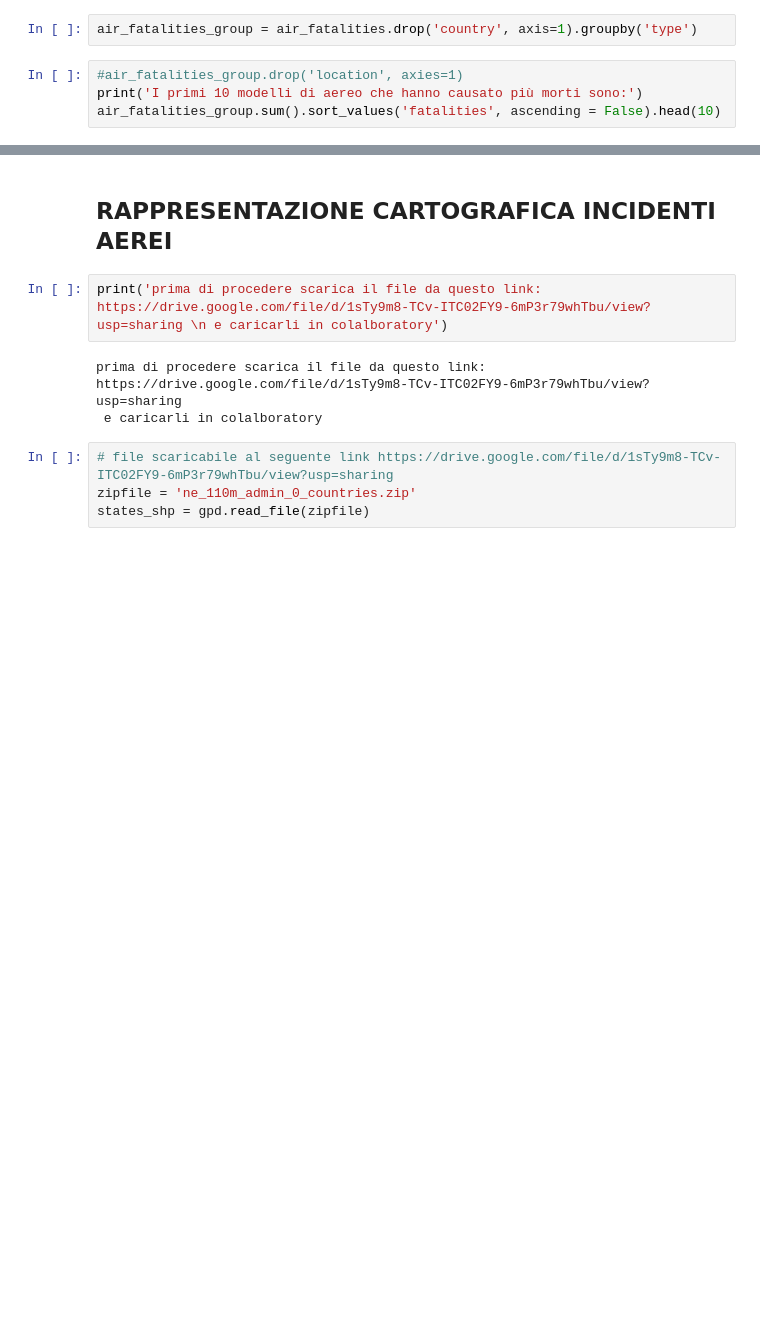
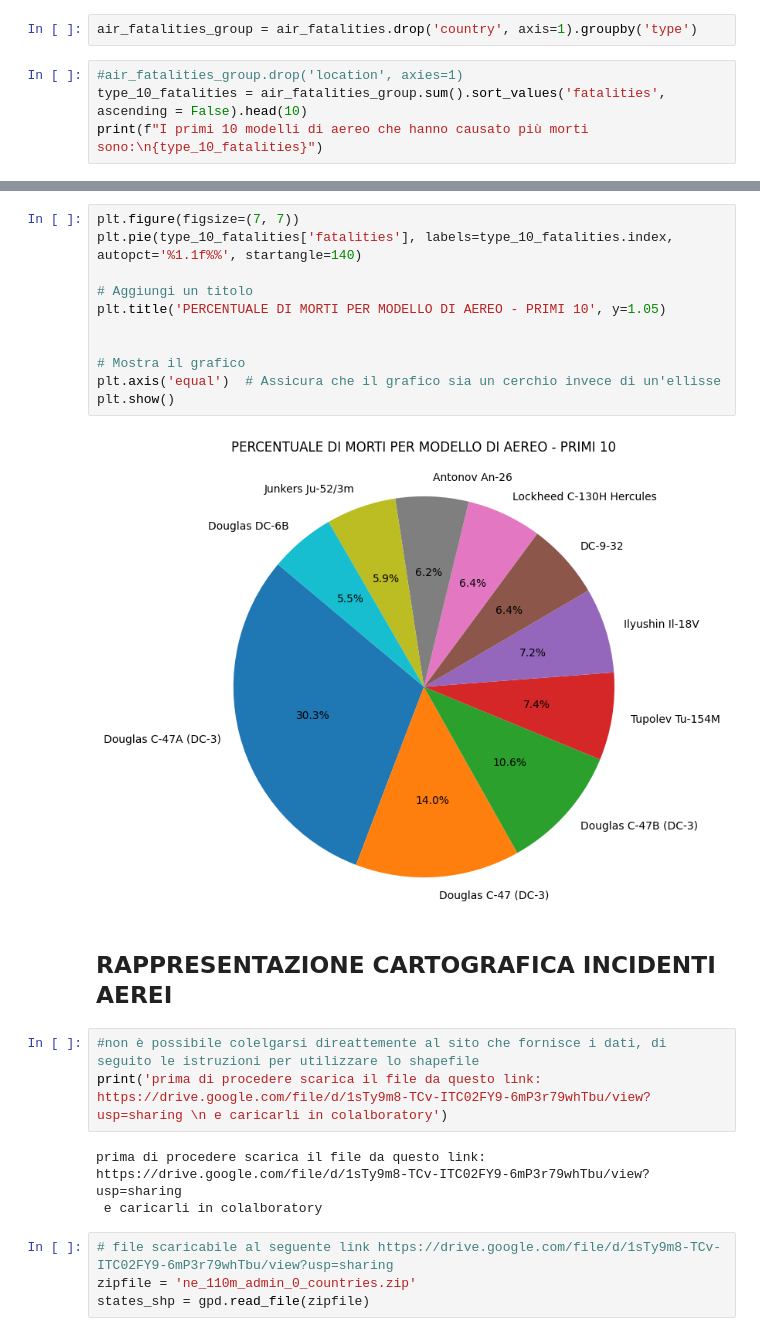
Before and after one commit to EnFiore/Master-AI, a Jupyter notebook: analisi_disastri_aerei.ipynb, the cells around one changed output, grey strips where cells are left out. Drawn from its saved outputs; the diff is of its cells as text; blank space fills up the shorter version.

```diff
--- a/analisi_disastri_aerei.ipynb
+++ b/analisi_disastri_aerei.ipynb
@@ -200,7 +145,7 @@ air_fatalities
 air_fatalities_group = air_fatalities.drop('country', axis=1).groupby('type')
 # %%
 #air_fatalities_group.drop('location', axies=1)
-print('I primi 10 modelli di aereo che hanno causato più morti sono:')
-air_fatalities_group.sum().sort_values('fatalities', ascending = False).head(10)
+type_10_fatalities = air_fatalities_group.sum().sort_values('fatalities', ascending = False).head(10)
+print(f"I primi 10 modelli di aereo che hanno causato più morti sono:\n{type_10_fatalities}")
 # %% [output]
 I primi 10 modelli di aereo che hanno causato più morti sono:
@@ -219,6 +177,20 @@ I primi 10 modelli di aereo che hanno causato più morti sono:
+# %%
+plt.figure(figsize=(7, 7))
+plt.pie(type_10_fatalities['fatalities'], labels=type_10_fatalities.index, autopct='%1.1f%%', startangle=140)
+
+# Aggiungi un titolo
+plt.title('PERCENTUALE DI MORTI PER MODELLO DI AEREO - PRIMI 10', y=1.05)
+
+
+# Mostra il grafico
+plt.axis('equal')  # Assicura che il grafico sia un cerchio invece di un'ellisse
+plt.show()
+# %% [output]
+[figure, added]
 # %% [markdown]
 ## RAPPRESENTAZIONE CARTOGRAFICA INCIDENTI AEREI
 # %%
+#non è possibile colelgarsi direattemente al sito che fornisce i dati, di seguito le istruzioni per utilizzare lo shapefile
 print('prima di procedere scarica il file da questo link: https://drive.google.com/file/d/1sTy9m8-TCv-ITC02FY9-6mP3r79whTbu/view?usp=sharing \n e caricarli in colalboratory')
 # %% [output]
 prima di procedere scarica il file da questo link: https://drive.google.com/file/d/1sTy9m8-TCv-ITC02FY9-6mP3r79whTbu/view?usp=sharing
```
Also changed, not shown: parts of 33 cells of this notebook.
